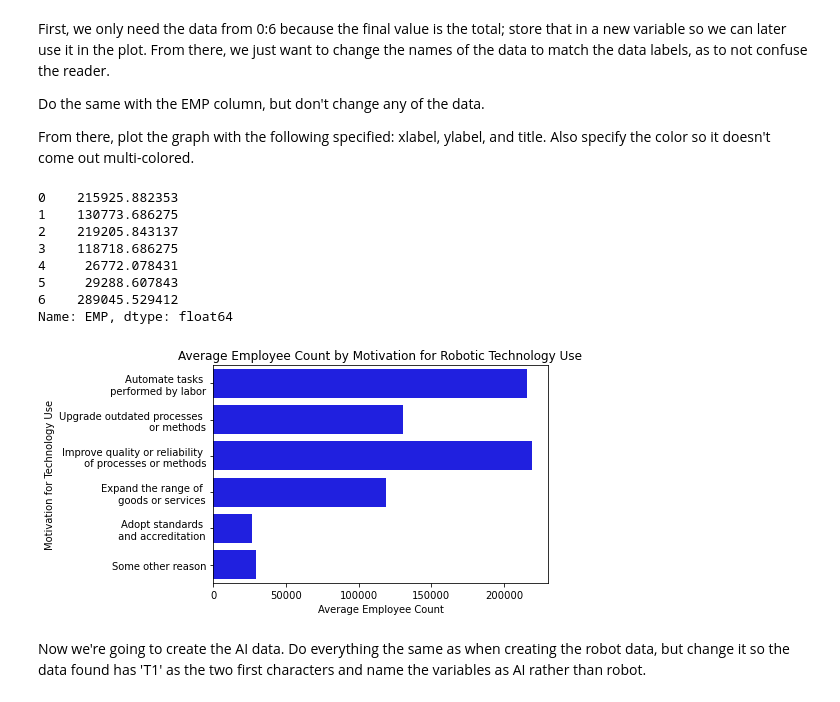
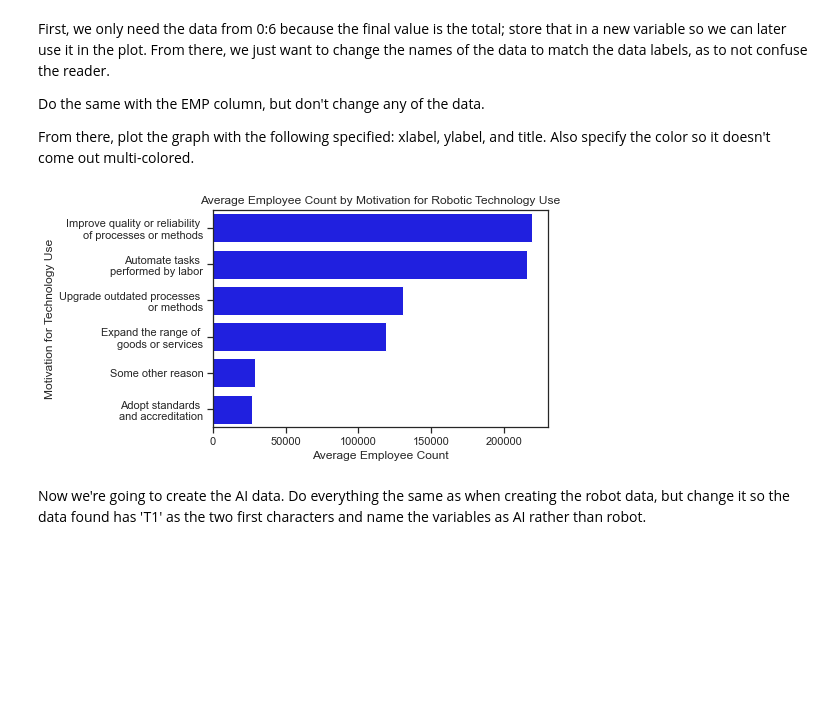
Before and after one commit to OnionYams/M8-Assess, a Jupyter notebook: jared_data_analysis.ipynb, the cells around one changed output. Drawn from its saved outputs; the diff is of its cells as text; code cells hidden in the pictures; blank space fills up the shorter version.

```diff
--- a/jared_data_analysis.ipynb
+++ b/jared_data_analysis.ipynb
@@ -101,6 +103,7 @@ tech_df_motusetech_robot = tech_df[tech_df['MOTUSETECH'].str[0:2] == 'T4']
 tech_df_motusetech_robot = tech_df_motusetech_robot[tech_df_motusetech_robot['ETH_GROUP_LABEL'] == 'Total']
 tech_df_motusetech_robot['EMP'] = tech_df_motusetech_robot['EMP'].astype('int32')
 tech_df_motusetech_robot_grouped = tech_df_motusetech_robot.groupby('MOTUSETECH', as_index = False)['EMP'].mean()
+tech_df_motusetech_robot_grouped = tech_df_motusetech_robot_grouped.sort_values(by = 'EMP', ascending = True)
 # %% [markdown]
 First, we only need the data from 0:6 because the final value is the total; store that in a new variable so we can later use it in the plot. From there, we just want to change the names of the data to match the data labels, as to not confuse the reader.
 
@@ -110,28 +113,21 @@ From there, plot the graph with the following specified: xlabel, ylabel, and tit
 # %%
 tech_df_motusetech_robot_reason = tech_df_motusetech_robot_grouped['MOTUSETECH'][0:6]
 tech_df_motusetech_robot_reason = tech_df_motusetech_robot_reason.replace('T4E13C01', 'Automate tasks \n performed by labor')
 tech_df_motusetech_robot_reason = tech_df_motusetech_robot_reason.replace('T4E13C02', 'Upgrade outdated processes \n or methods')
 tech_df_motusetech_robot_reason = tech_df_motusetech_robot_reason.replace('T4E13C03', 'Improve quality or reliability \n of processes or methods')
 tech_df_motusetech_robot_reason = tech_df_motusetech_robot_reason.replace('T4E13C04', 'Expand the range of \n goods or services')
 tech_df_motusetech_robot_reason = tech_df_motusetech_robot_reason.replace('T4E13C05', 'Adopt standards \n and accreditation')
 tech_df_motusetech_robot_reason = tech_df_motusetech_robot_reason.replace('T4E13C06', 'Some other reason')
 
 tech_df_robot_emp = tech_df_motusetech_robot_grouped['EMP'][0:6]
 tech_df_robot_emp
 
-sns.barplot(x = tech_df_robot_emp, y = tech_df_motusetech_robot_reason, color = 'Blue').set(xlabel = 'Average Employee Count',
+tech_df_motusetech_plot = sns.barplot(x = tech_df_robot_emp, y = tech_df_motusetech_robot_reason, color = 'Blue').set(xlabel = 'Average Employee Count',
 ylabel = 'Motivation for Technology Use',
-title = 'Average Employee Count by Motivation for Robotic Technology Use');
+title = 'Average Employee Count by Motivation for Robotic Technology Use')
+tech_df_motusetech_plot = plt.gca().invert_yaxis();
 # %% [output]
-0    215925.882353
-1    130773.686275
-2    219205.843137
-3    118718.686275
-4     26772.078431
-5     29288.607843
-6    289045.529412
-Name: EMP, dtype: float64
-[figure, old version]
+[figure, new version]
 # %% [markdown]
 Now we're going to create the AI data. Do everything the same as when creating the robot data, but change it so the data found has 'T1' as the two first characters and name the variables as AI rather than robot.
 # %%
```
Also changed, not shown: parts of 4 cells of this notebook.
